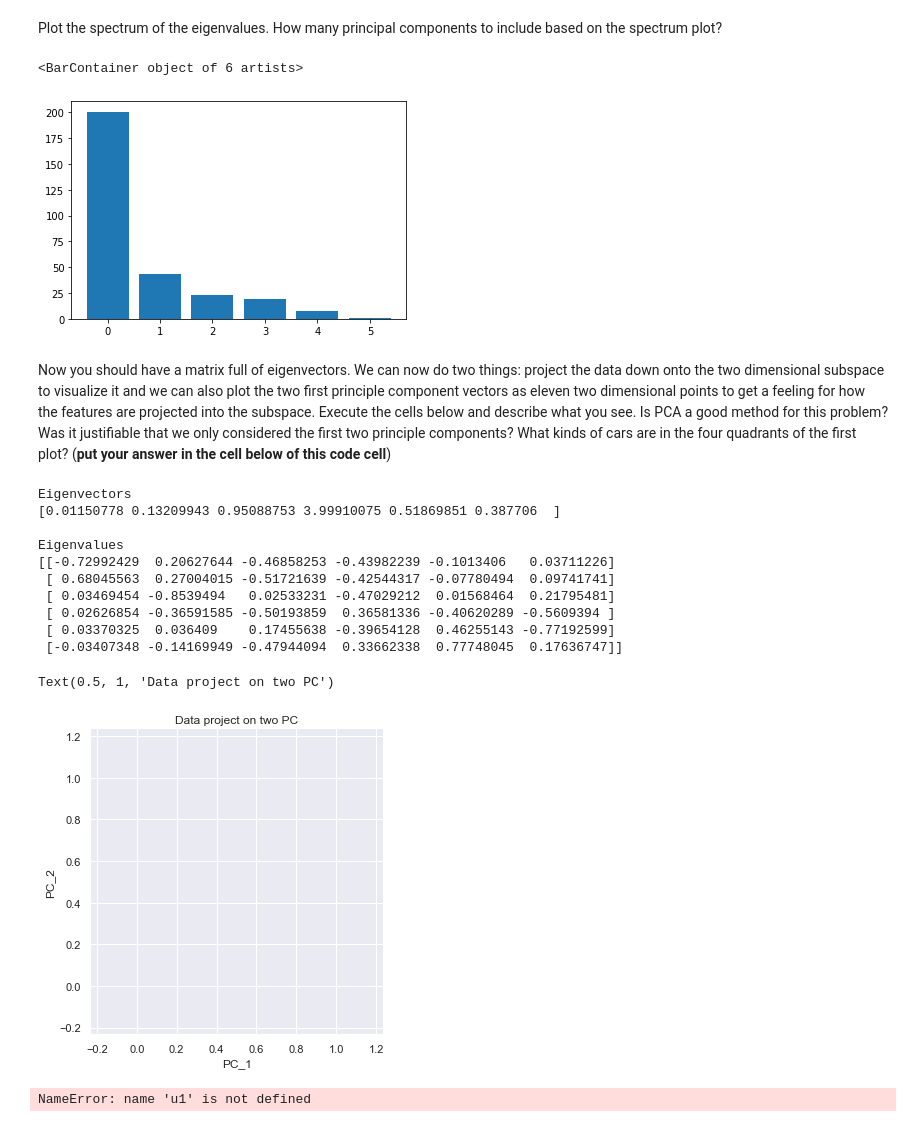
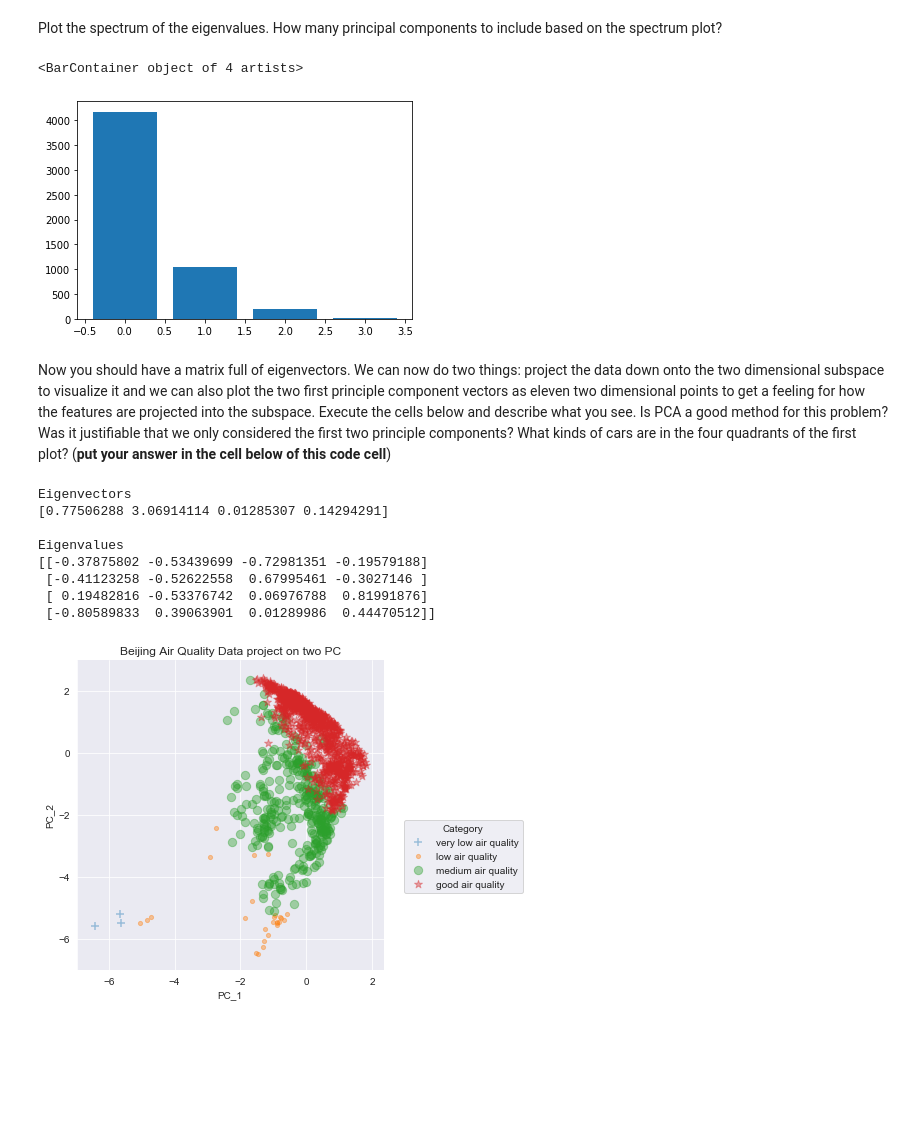
Before and after one commit to oranium/datamining, a Jupyter notebook: PAD_project_PCA.ipynb, the cells around one changed output. Saved outputs shown, nothing was run; the diff lists cells and outputs as text; code cells hidden in the pictures; blank space fills up the shorter version.

Commit message:
visualization partly weird

```diff
--- a/PAD_project_PCA.ipynb
+++ b/PAD_project_PCA.ipynb
@@ -4,6 +4,7 @@ import matplotlib.pyplot as plt
 import pandas as pd
 import io
 import seaborn as sns
+sns.set_style("darkgrid")
 import sklearn
 # %% [markdown]
 Reading in Data and selected columns
@@ -13,3 +11,17 @@ cols_pca = ["PM2.5","PM10","NO2","O3","DEWP","WSPM"]
+# %%
+# choose between the normalized or standardized version of the data
+air_data_all = pd.read_csv('data_4comp_std_labeled.csv', delimiter=',')
+
+# select only the columns that pca will be used on
+cols = ["PM2.5","PM10","NO2","O3"]
+air_data= air_data_all[cols]
+
+#data converted to np array for easier indexing
+air_data_np = np.array(air_data)
+
+# colums with the ratings: categories 1,2,3,4
+ratings = air_data_all['cat']
+cat_labels = ["very low air quality", "low air quality", "medium air quality",  "good air quality"]
 # %%
 def pca(x):
     # Compute the autocovariance matrix and store it into autocovar
@@ -23,7 +35,7 @@ Plot the spectrum of the eigenvalues. How many principal components to include b
 # %%
 %matplotlib inline
 
-(eigenval, eigenvec) = pca(air_data[cols_pca])
+(eigenval, eigenvec) = pca(air_data)
 
 # Sort eigenvectors (and -values) by descending order of eigenvalues.
 sort = np.argsort(-eigenval)
@@ -34,14 +46,14 @@ eigenvec = eigenvec[:,sort]
 figure = plt.figure('Eigenvalue comparison')
 plt.bar(np.arange(len(eigenval)), eigenval)
 # %% [output]
-<BarContainer object of 6 artists>
+<BarContainer object of 4 artists>
-[figure, old version]
+[figure, new version]
 # %% [markdown]
 Now you should have a matrix full of eigenvectors. We can now do two things: project the data down onto the two dimensional subspace to visualize it and we can also plot the two first principle component vectors as eleven two dimensional points to get a feeling for how the features are projected into the subspace. Execute the cells below and describe what you see. Is PCA a good method for this problem? Was it justifiable that we only considered the first two principle components? What kinds of cars are in the four quadrants of the first plot? (**put your answer in the cell below of this code cell**)
 # %%
 ### nascimento
 ## Covariance matrix of the normalized dataset
-covmatrix = np.cov(pca_data_zscore.T)
+covmatrix = np.cov(air_data.T)
 
 ## Obtain the eingenvalues and eingenvectors of covariance matrix
 # The eigenvalues are not necessarily ordered
@@ -56,45 +68,34 @@ print('Eigenvectors \n%s' %e)
 print('\nEigenvalues \n%s' %v)
 
 # generate PCA component space (PCA scores)
-pc = np.dot(data_zscore[cols_pca], v)
+pc = np.dot(air_data, v)
 # %% [output]
 Eigenvectors
-[0.01150778 0.13209943 0.95088753 3.99910075 0.51869851 0.387706  ]
+[0.77506288 3.06914114 0.01285307 0.14294291]
 
 Eigenvalues
-[[-0.72992429  0.20627644 -0.46858253 -0.43982239 -0.1013406   0.03711226]
- [ 0.68045563  0.27004015 -0.51721639 -0.42544317 -0.07780494  0.09741741]
- [ 0.03469454 -0.8539494   0.02533231 -0.47029212  0.01568464  0.21795481]
- [ 0.02626854 -0.36591585 -0.50193859  0.36581336 -0.40620289 -0.5609394 ]
- [ 0.03370325  0.036409    0.17455638 -0.39654128  0.46255143 -0.77192599]
- [-0.03407348 -0.14169949 -0.47944094  0.33662338  0.77748045  0.17636747]]
+[[-0.37875802 -0.53439699 -0.72981351 -0.19579188]
+ [-0.41123258 -0.52622558  0.67995461 -0.3027146 ]
+ [ 0.19482816 -0.53376742  0.06976788  0.81991876]
+ [-0.80589833  0.39063901  0.01289986  0.44470512]]
 # %%
 # set data to a Pandas Dataframa to ease plotting
 names = ["PC_"+str(x+1) for x in range(pc.shape[1])]
-data_pca = pd.DataFrame(data= pca_data_zscore,
+names.append('cat')
+data_pca = pd.DataFrame(data= np.c_[pc, ratings],
                      columns=names)
+data_pca['cat'] = data_pca['cat'].astype(int)
+
 
 ax = sns.lmplot('PC_1',
                 'PC_2',
-                data=data_pca)
-plt.title('Data project on two PC')
+                data=data_pca,
+                hue='cat',
+                markers=['+','.','o','*'],
+                fit_reg=False,
+                scatter_kws={'alpha':0.4, "s": 70},
+                legend_out=False)
+plt.title('Beijing Air Quality Data project on two PC')
+plt.legend(bbox_to_anchor=(1.05, 0.5), title='Category', labels = cat_labels);
 # %% [output]
-Text(0.5, 1, 'Data project on two PC')
-[figure, old version]
+[figure, new version]
-# %%
-# set data to a Pandas Dataframa to ease plotting
-names = ["U_"+str(x+1) for x in range(2)]
-ds_us = pd.DataFrame(data= np.c_[u1, u2],
-                     columns=names)
-
-# 1st plot
-ax = sns.lmplot('U_1',
-                'U_2',
-                data=ds_us,
-                fit_reg=False,
-                scatter_kws={'alpha':0.3});
-ax.set(xlabel='Projection1-SVD',
-           ylabel='Projection2-SVD',
-           title='SVD Projecting IrisData');
-# %% [output]
-NameError: name 'u1' is not defined
```
Also changed, not shown: parts of 4 cells of this notebook, 4 other files.
